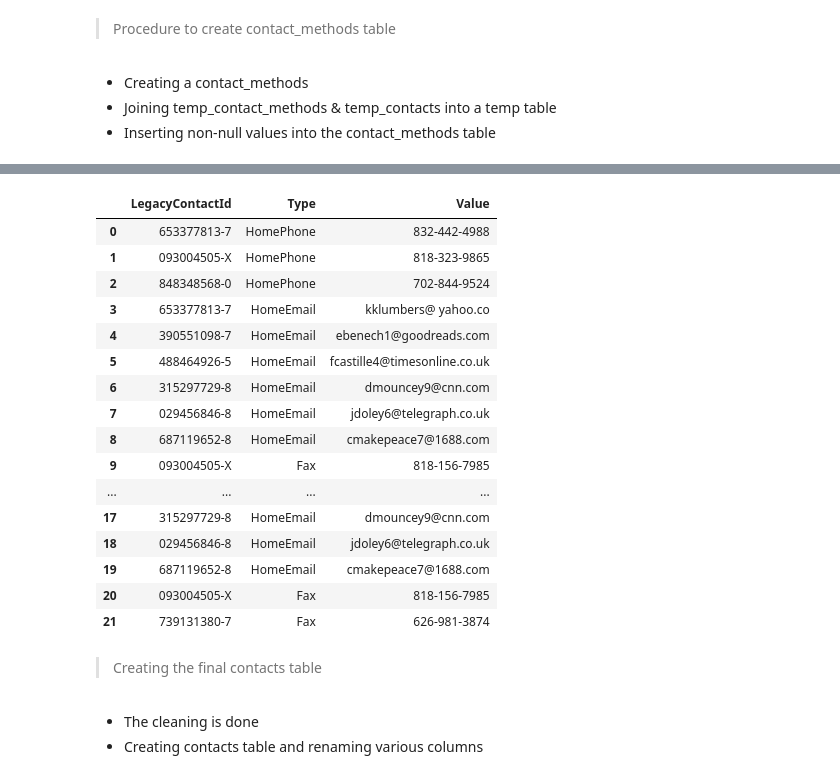
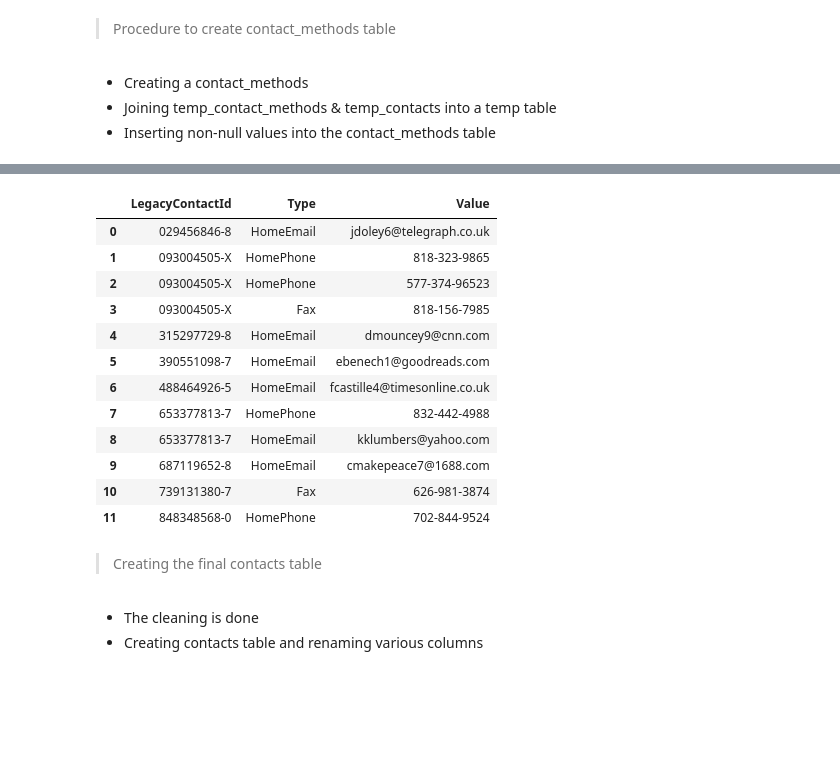
Before and after one commit to LearnThinkCreate/virtuous_interview, a Jupyter notebook: 01_SQL_Solution.ipynb, the cells around one changed output, grey strips where cells are left out. Drawn from its saved outputs; the diff is of its cells as text; code cells hidden in the pictures; blank space fills up the shorter version.

Commit message:
updated contact_methods SQL

```diff
--- a/01_SQL_Solution.ipynb
+++ b/01_SQL_Solution.ipynb
@@ -493,23 +544,19 @@ MySQL connection closed
 # %%
-pd.read_sql('select * from contact_methods', con=engine)
+pd.read_sql('select * from contact_methods order by LegacyContactId', con=engine)
 # %% [output]
 |  | LegacyContactId | Type | Value |
-| 0 | 653377813-7 | HomePhone | 832-442-4988 |
+| 0 | 029456846-8 | HomeEmail | jdoley6@telegraph.co.uk |
 | 1 | 093004505-X | HomePhone | 818-323-9865 |
-| 2 | 848348568-0 | HomePhone | 702-844-9524 |
-| 3 | 653377813-7 | HomeEmail | kklumbers@ yahoo.co |
-| 4 | 390551098-7 | HomeEmail | ebenech1@goodreads.com |
-| 5 | 488464926-5 | HomeEmail | fcastille4@timesonline.co.uk |
-| 6 | 315297729-8 | HomeEmail | dmouncey9@cnn.com |
-| 7 | 029456846-8 | HomeEmail | jdoley6@telegraph.co.uk |
-| 8 | 687119652-8 | HomeEmail | cmakepeace7@1688.com |
-| 9 | 093004505-X | Fax | 818-156-7985 |
-| ... | ... | ... | ... |
-| 17 | 315297729-8 | HomeEmail | dmouncey9@cnn.com |
-| 18 | 029456846-8 | HomeEmail | jdoley6@telegraph.co.uk |
-| 19 | 687119652-8 | HomeEmail | cmakepeace7@1688.com |
-| 20 | 093004505-X | Fax | 818-156-7985 |
-| 21 | 739131380-7 | Fax | 626-981-3874 |
+| 2 | 093004505-X | HomePhone | 577-374-96523 |
+| 3 | 093004505-X | Fax | 818-156-7985 |
+| 4 | 315297729-8 | HomeEmail | dmouncey9@cnn.com |
+| 5 | 390551098-7 | HomeEmail | ebenech1@goodreads.com |
+| 6 | 488464926-5 | HomeEmail | fcastille4@timesonline.co.uk |
+| 7 | 653377813-7 | HomePhone | 832-442-4988 |
+| 8 | 653377813-7 | HomeEmail | kklumbers@yahoo.com |
+| 9 | 687119652-8 | HomeEmail | cmakepeace7@1688.com |
+| 10 | 739131380-7 | Fax | 626-981-3874 |
+| 11 | 848348568-0 | HomePhone | 702-844-9524 |
 # %% [markdown]
 > Creating the final contacts table <br>
 <br>
```
Also changed, not shown: parts of 10 cells of this notebook, 3 other files.
